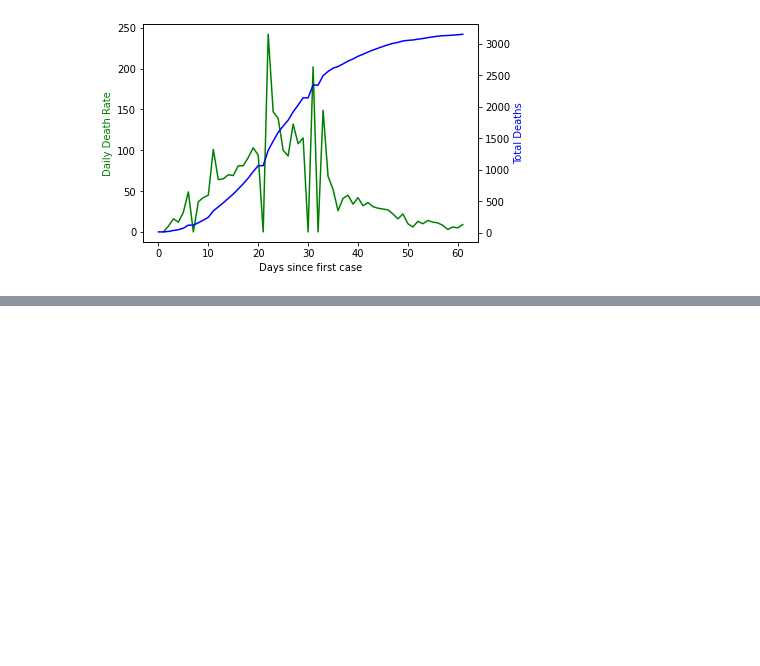
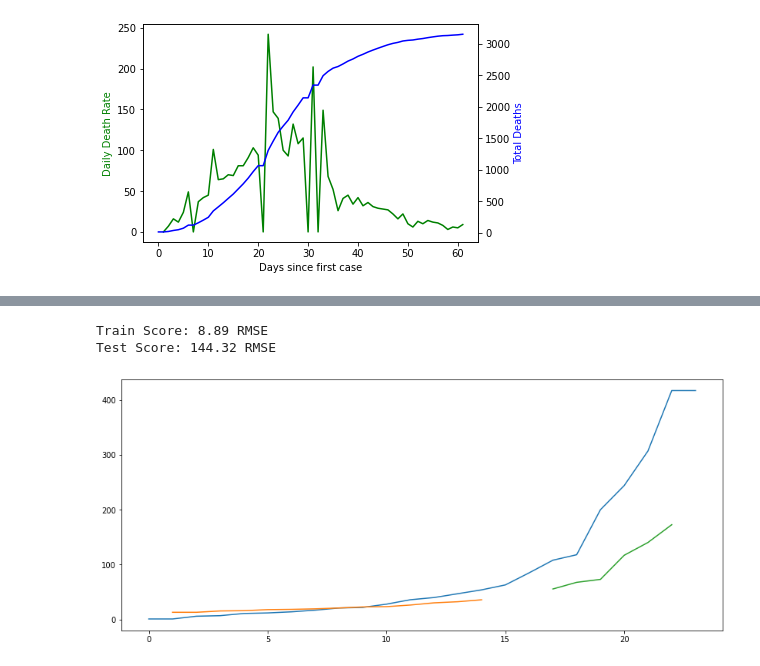
Before and after one commit to zhuowenzhao/COVID19-prediction, a Jupyter notebook: Kieran.ipynb, the cells around one changed output, grey strips where cells are left out. Saved outputs shown, nothing was run; the diff lists cells and outputs as text; code cells hidden in the pictures; blank space fills up the shorter version.

```diff
--- a/Kieran.ipynb
+++ b/Kieran.ipynb
@@ -229,0 +199,4 @@ KeyError: False
+# %%
+usa_pop=get_country_total(usa)
+arr=np.array(usa_pop)
+usa_arr=arr[arr!=0]
@@ -229,0 +252,34 @@ KeyError: False
+# %%
+# make predictions
+trainPredict = model.predict(trainX)
+testPredict = model.predict(testX)
+# invert predictions
+trainPredict = scaler.inverse_transform(trainPredict)
+trainY = scaler.inverse_transform([trainY])
+testPredict = scaler.inverse_transform(testPredict)
+testY = scaler.inverse_transform([testY])
+# calculate root mean squared error
+trainScore = math.sqrt(mean_squared_error(trainY[0], trainPredict[:,0]))
+print('Train Score: %.2f RMSE' % (trainScore))
+testScore = math.sqrt(mean_squared_error(testY[0], testPredict[:,0]))
+print('Test Score: %.2f RMSE' % (testScore))
+# %% [output]
+Train Score: 8.89 RMSE
+Test Score: 144.32 RMSE
+# %%
+plt.figure(figsize=(14,6))
+# shift train predictions for plotting
+trainPredictPlot = np.empty_like(dataset)
+trainPredictPlot[:, :] = np.nan
+trainPredictPlot[look_back:len(trainPredict)+look_back, :] = trainPredict
+# shift test predictions for plotting
+testPredictPlot = np.empty_like(dataset)
+testPredictPlot[:, :] = np.nan
+testPredictPlot[len(trainPredict)+(look_back*2)+1:len(dataset)-1, :] = testPredict
+# plot baseline and predictions
+plt.plot(scaler.inverse_transform(dataset))
+plt.plot(trainPredictPlot)
+plt.plot(testPredictPlot)
+plt.show()
+# %% [output]
+[figure, added]
```
Also changed, not shown: parts of 16 cells of this notebook.
